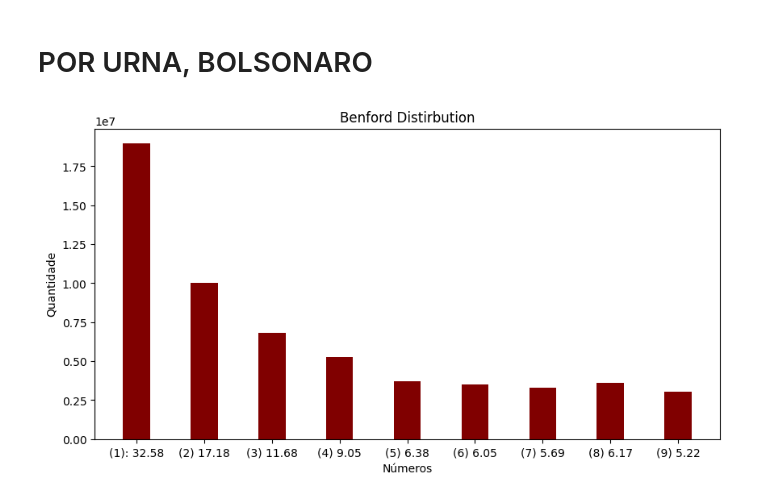
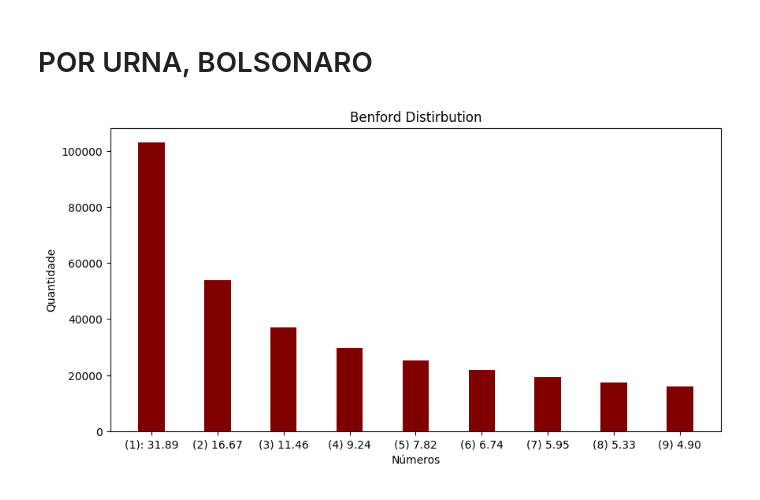
Before and after one commit to arturbernardo/benfords_law_2022, a Jupyter notebook: Benford_Distribution_Por_Local_de_Votação.ipynb, the cells around one changed output. Drawn from its saved outputs; the diff is of its cells as text; code cells hidden in the pictures.

```diff
--- a/Benford_Distribution_Por_Local_de_Votação.ipynb
+++ b/Benford_Distribution_Por_Local_de_Votação.ipynb
@@ -215,6 +179,6 @@ df_lula_total_local
 # %%
 total_lula = 0
 for k in df_lula_local:
-  total_lula = total_lula + df_lula_local[k]['QT_VOTOS'].sum()
+  total_lula = total_lula + df_lula_local[k].size
 total_lula
 # %% [output]
@@ -222,6 +186,6 @@ total_lula
 # %%
 total_bolsonaro = 0
 for k in df_bolsonaro_local:
-  total_bolsonaro = total_bolsonaro + df_bolsonaro_local[k]['QT_VOTOS'].sum()
+  total_bolsonaro = total_bolsonaro + df_bolsonaro_local[k].size
 total_bolsonaro
 # %% [output]
@@ -230,11 +194,11 @@ total_bolsonaro
 dic_lula_percentual = {}
 
 for x in range(1, 10):
-  dic_lula_percentual[x] = df_lula_total_local[x]  * 100 / total_lula
+  dic_lula_percentual[x] = df_lula_local[x].size  * 100 / total_lula
 dic_lula_percentual
 
-# cem = 0
-# for k in dic_lula_percentual:
-#   cem = cem + dic_lula_percentual[k]
-# cem # (tem de dar 100% a soma)
+cem = 0
+for k in dic_lula_percentual:
+  cem = cem + dic_lula_percentual[k]
+cem # (tem de dar 100% a soma)
 # %% [output]
@@ -251,6 +207,6 @@ dic_lula_percentual
 dic_bolsonaro_percentual = {}
 
 for x in range(1, 10):
-  dic_bolsonaro_percentual[x] = df_bolsonaro_total_local[x]  * 100 / total_bolsonaro
+  dic_bolsonaro_percentual[x] = df_bolsonaro_local[x].size  * 100 / total_bolsonaro
 dic_bolsonaro_percentual
 # %% [output]
@@ -313,47 +259,37 @@ plt.show()
 # %% [markdown]
 # POR URNA, BOLSONARO
 # %%
-# data = {'1':df_bolsonaro_1.size,
-  #         '2':df_bolsonaro_2.size,
-  #         '3':df_bolsonaro_3.size,
-  #         '4':df_bolsonaro_4.size,
-  #         '5':df_bolsonaro_5.size,
-  #         '6':df_bolsonaro_6.size,
-  #         '7':df_bolsonaro_7.size,
-  #         '8':df_bolsonaro_8.size,
-  #         '9':df_bolsonaro_9.size}
-
 labels = ['(1): %.2f' %dic_bolsonaro_percentual[1],
           '(2) %.2f' %dic_bolsonaro_percentual[2],
           '(3) %.2f' %dic_bolsonaro_percentual[3],
           '(4) %.2f' %dic_bolsonaro_percentual[4],
           '(5) %.2f' %dic_bolsonaro_percentual[5],
           '(6) %.2f' %dic_bolsonaro_percentual[6],
           '(7) %.2f' %dic_bolsonaro_percentual[7],
           '(8) %.2f' %dic_bolsonaro_percentual[8],
           '(9) %.2f' %dic_bolsonaro_percentual[9]]
 
-valores = [df_bolsonaro_total_local[1],
-          df_bolsonaro_total_local[2],
-          df_bolsonaro_total_local[3],
-          df_bolsonaro_total_local[4],
-          df_bolsonaro_total_local[5],
-          df_bolsonaro_total_local[6],
-          df_bolsonaro_total_local[7],
-          df_bolsonaro_total_local[8],
-          df_bolsonaro_total_local[9]]
+valores = [df_bolsonaro_local[1].size,
+          df_bolsonaro_local[2].size,
+          df_bolsonaro_local[3].size,
+          df_bolsonaro_local[4].size,
+          df_bolsonaro_local[5].size,
+          df_bolsonaro_local[6].size,
+          df_bolsonaro_local[7].size,
+          df_bolsonaro_local[8].size,
+          df_bolsonaro_local[9].size]
 numbers = list(labels)
 amounts = list(valores)
 # amounts
 fig = plt.figure(figsize = (10, 5))
 
 # creating the bar plot
 plt.bar(numbers, amounts, color ='maroon',
 width = 0.4)
 
 plt.xlabel("Números")
 plt.ylabel("Quantidade")
 plt.title("Benford Distirbution")
 plt.show()
 # %% [output]
-[figure, old version]
+[figure, new version]
```
Also changed, not shown: parts of 9 cells of this notebook.
